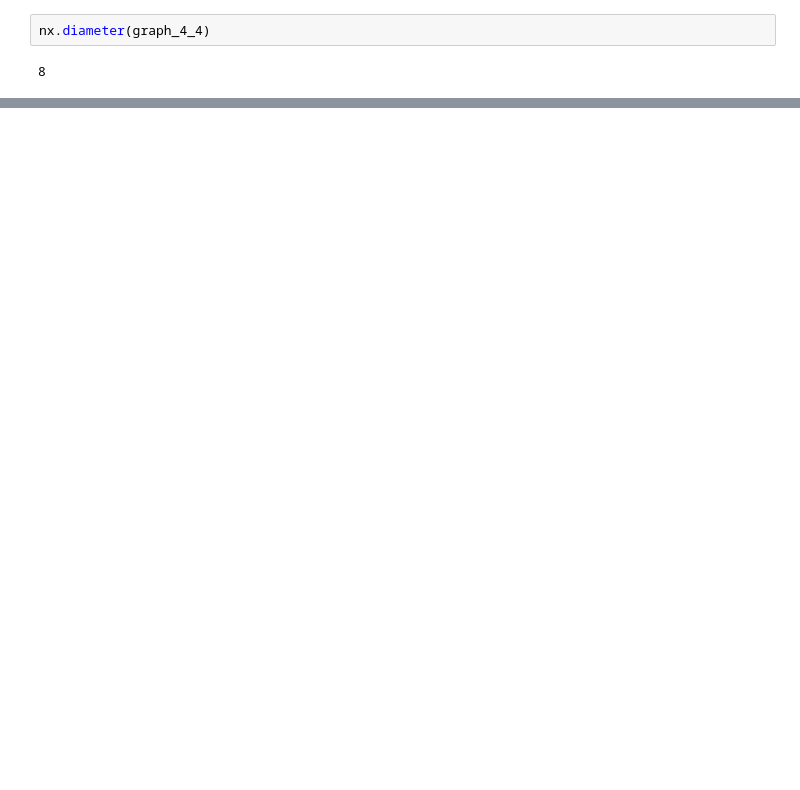
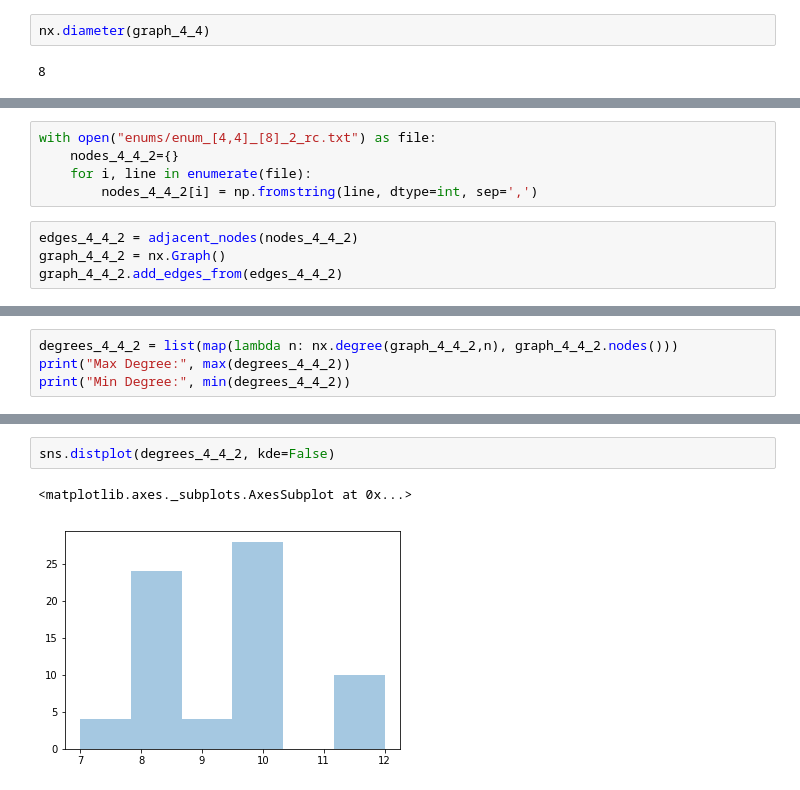
Before and after one commit to vrdi/metagraph-visualizations, a Jupyter notebook: metagraph.ipynb, the cells around one changed output, grey strips where cells are left out. Saved outputs shown, nothing was run; the diff lists cells and outputs as text; blank space fills up the shorter version.

```diff
--- a/metagraph.ipynb
+++ b/metagraph.ipynb
@@ -122,0 +158,9 @@ nx.diameter(graph_4_4)
+# %%
+with open("enums/enum_[4,4]_[8]_2_rc.txt") as file:
+    nodes_4_4_2={}
+    for i, line in enumerate(file):
+        nodes_4_4_2[i] = np.fromstring(line, dtype=int, sep=',')
+# %%
+edges_4_4_2 = adjacent_nodes(nodes_4_4_2)
+graph_4_4_2 = nx.Graph()
+graph_4_4_2.add_edges_from(edges_4_4_2)
@@ -122,0 +173,4 @@ nx.diameter(graph_4_4)
+# %%
+degrees_4_4_2 = list(map(lambda n: nx.degree(graph_4_4_2,n), graph_4_4_2.nodes()))
+print("Max Degree:", max(degrees_4_4_2))
+print("Min Degree:", min(degrees_4_4_2))
@@ -122,0 +188,5 @@ nx.diameter(graph_4_4)
+# %%
+sns.distplot(degrees_4_4_2, kde=False)
+# %% [output]
+<matplotlib.axes._subplots.AxesSubplot at 0x...>
+[figure, added]
```
Also changed, not shown: parts of 31 cells of this notebook, 1 other file.
